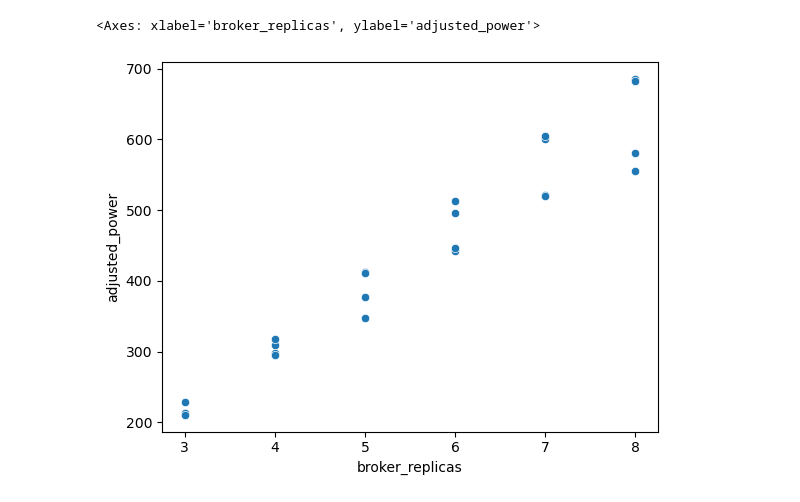
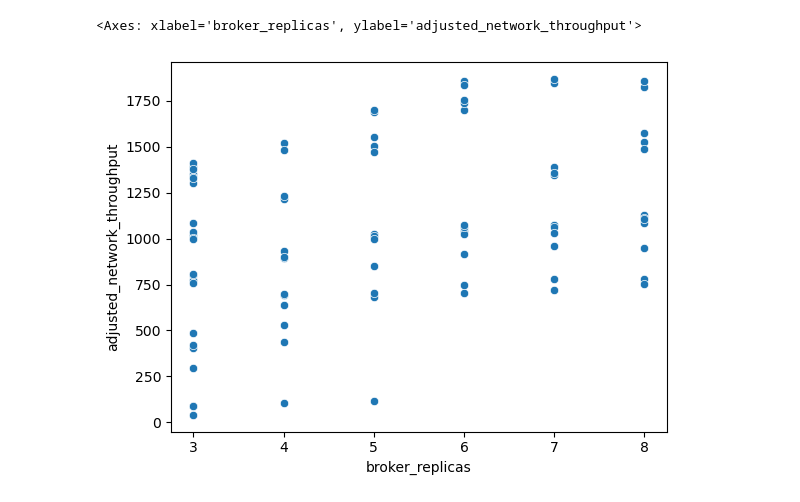
Before and after one commit to stream-energy/greenflow, a Jupyter notebook: plots/2-scaling.ipynb, the cells around one changed output. Saved outputs shown, nothing was run; the diff lists cells and outputs as text; code cells hidden in the pictures.

```diff
--- a/plots/2-scaling.ipynb
+++ b/plots/2-scaling.ipynb
@@ -13,7 +13,7 @@ from entrypoint import load_gin
 from greenflow.utils import convert_to_mib
 import qgridnext as qgrid
 
-cutoff_begin = "2025-02-11T06:15:35.626996+01:00"
+cutoff_begin = "2025-01-11T06:15:35.626996+01:00"
 cutoff_end = pendulum.now().to_iso8601_string()
 # cutoff_end = "2025-02-12T14:10:59.432181+01:00"
 print(cutoff_end)
@@ -43,9 +44,12 @@ df = an.full_analytical_pipeline(
     cutoff_begin=cutoff_begin,
     cutoff_end=cutoff_end,
     # exp_name="ingest-kafka",
-    cluster="taurus",
+    cluster=".*",
     # cluster="grappe",
-    type="scalingBehaviour",
+    # type="scalingBehaviour",
+    type=".*",
+    load=10**9,
+    replicationFactor=3,
 )
 system_mapping = {
     'ingest-kafka': 'Kafka',
@@ -54,12 +58,17 @@ system_mapping = {
 cluster_mapping = {
     'ovhnvme': 'ADVANCE',
     'taurus': 'Taurus',
-    'grappe': 'Grappe'
+    'grappe': 'Grappe',
+    'ecotype': 'Ecotype',
+    'parasilo': 'Parasilo',
 }
 # ovhnvme = ovhnvme.copy()
 df['System'] = df['exp_name'].map(system_mapping)
 df['Cluster'] = df['cluster'].map(cluster_mapping)
+df = df[~((df['System'] == 'Redpanda') & (df['Cluster'] == 'Taurus'))]
 df = df.dropna()
+df = df[df['partitions'] == df['broker_replicas'] * 10]
+df = df[df['System'] == 'Kafka']
 # taurus_kafka = an.full_analytical_pipeline(
 #     cutoff_begin=cutoff_begin, cutoff_end=cutoff_end, exp_name="ingest-kafka", cluster="taurus", type="scalingBehaviour", partitions=120,
 # )
@@ -75,8 +96,8 @@ QgridWidget(grid_options={'fullWidthRows': True, 'syncColumnCellResize': True, '
 # %%
 sns.scatterplot(
     df,
     x='broker_replicas',
-    y='adjusted_power')
+    y='adjusted_network_throughput',)
 # %% [output]
-<Axes: xlabel='broker_replicas', ylabel='adjusted_power'>
+<Axes: xlabel='broker_replicas', ylabel='adjusted_network_throughput'>
-[figure, old version]
+[figure, new version]
```
Also changed, not shown: parts of 10 cells of this notebook, 6 other files.
